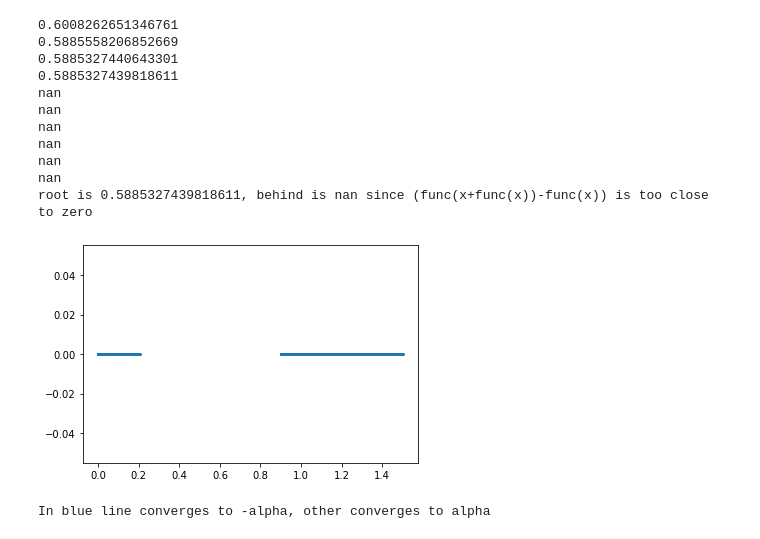
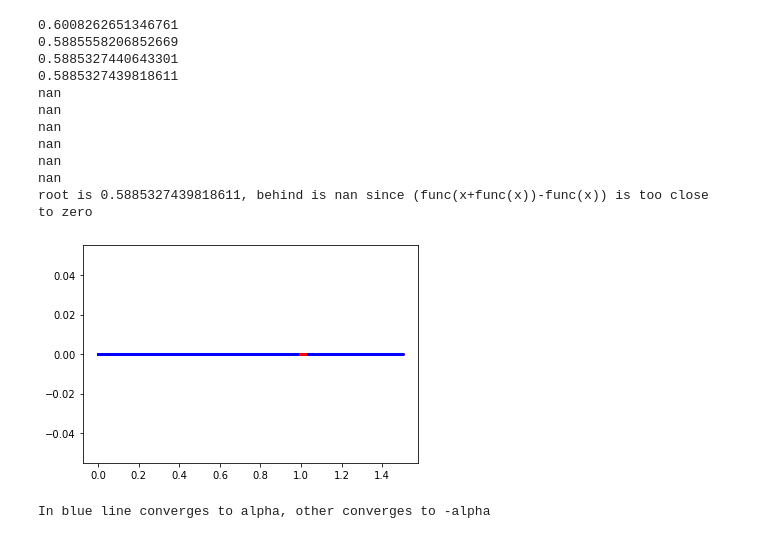
Before and after one commit to sharkjingyang/Numerical-2020-Fall-Homework, a Jupyter notebook: Homework5/HW5.ipynb, the cells around one changed output. Drawn from its saved outputs; the diff is of its cells as text; code cells hidden in the pictures.

```diff
--- a/Homework5/HW5.ipynb
+++ b/Homework5/HW5.ipynb
@@ -814,37 +814,39 @@ def func_4(x):
     return math.cos(2*x)**2-x**2
 
 def func_4_d(x):
     return 4*math.cos(2*x)*(-math.sin(x))-x*2
 
 def Newton_7(x_0,func,func_d):
     x=x_0
     delta=10
 
-    for i in range(200):
-        if delta>=1e-4:
+    for i in range(2000):
+        if delta>=1e-5:
             x_temp=x-func(x)/func_d(x)
             delta=abs(x_temp-x)
             x=x_temp
         else: break
     return x
 
 # x=Newton_7(0.002,func_4,func_4_d)
 
 
 
 x=np.linspace(0,1.5,num=15001)
 
 for i in range(1,15001):
     x[i]=Newton_7(x[i],func_4,func_4_d)
 
 index=np.array(np.where(abs(x+0.5149)<1e-3))/10000
+index_2=np.array(np.where(abs(x-0.5149)<1e-3))/10000
 y=np.zeros(index.shape)
-
+y_2=np.zeros(index_2.shape)
 fig,ax=plt.subplots()
-ax.scatter(index,y,s=4)
+ax.scatter(index,y,s=3,c="r")
+ax.scatter(index_2,y_2,s=3,c="b")
 plt.show()
 
-print("In blue line converges to -alpha, other converges to alpha")
+print("In blue line converges to alpha, other converges to -alpha")
 # %% [output]
-[figure, old version]
+[figure, new version]
-In blue line converges to -alpha, other converges to alpha
+In blue line converges to alpha, other converges to -alpha
```
Also changed, not shown: 1 other file.
